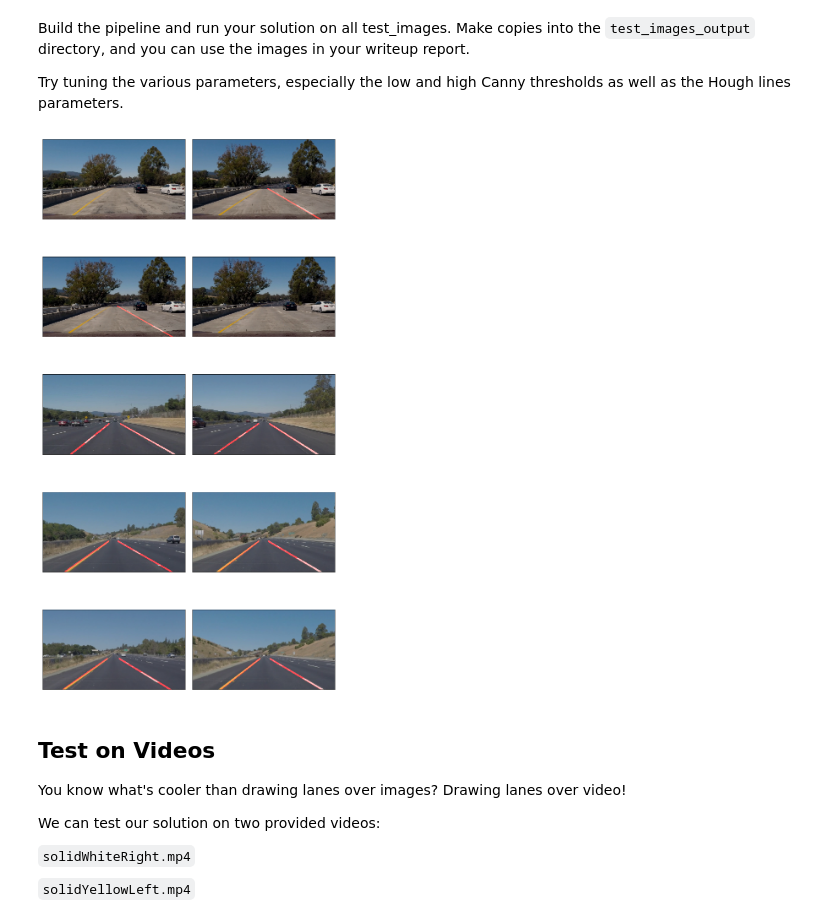
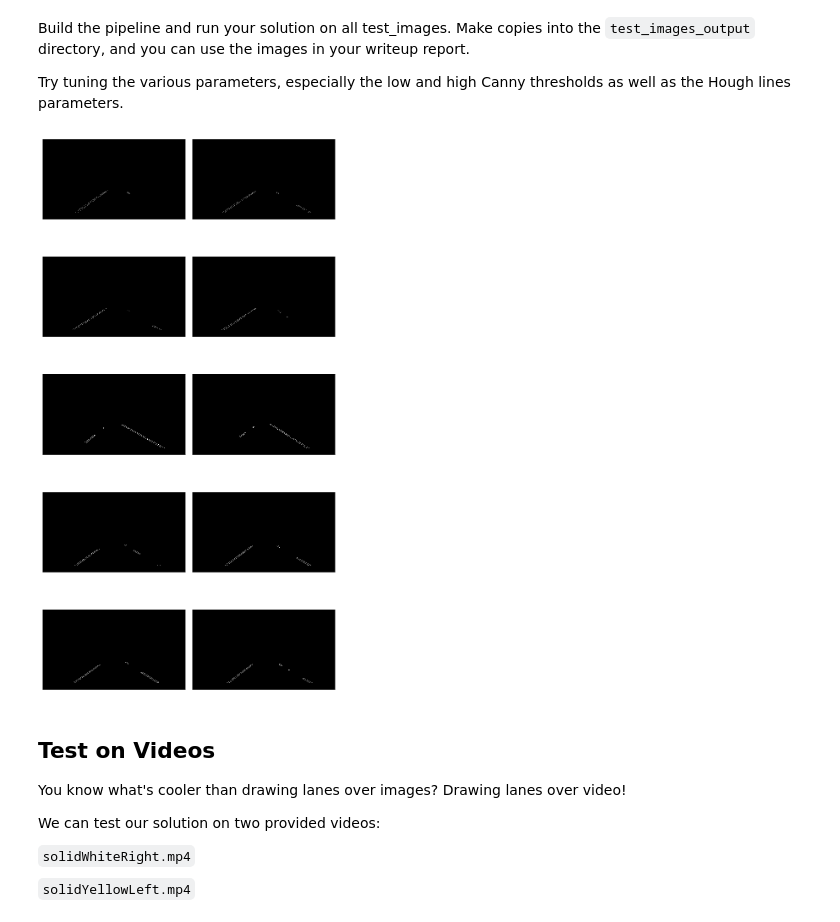
Before and after one commit to marcomarasca/SDCND-Road-Lanes, a Jupyter notebook: P1.ipynb, the cells around one changed output. Saved outputs shown, nothing was run; the diff lists cells and outputs as text; code cells hidden in the pictures.

Commit message:
Added color mask and output

```diff
--- a/P1.ipynb
+++ b/P1.ipynb
@@ -180,10 +180,10 @@ Build your pipeline to work on the images in the directory "test_images"
 # %%
 import os
 
-def plot_images(images, cols=2):
-    rows = len(images)//cols
+def plot_images(images, cols = 2):
+    rows = len(images) // cols
 
-    plt.figure(figsize=(10, 20))
+    plt.figure(figsize = (10, 20))
 
     for i, image in enumerate(images):
         plt.subplot(rows, cols, i + 1)
@@ -198,7 +198,8 @@ def plot_images(images, cols=2):
     plt.show()
 
 def save_image(image, path):
-    cv2.imwrite(path, cv2.cvtColor(image, cv2.COLOR_RGB2BGR))
+    #cv2.imwrite(path, cv2.cvtColor(image, cv2.COLOR_RGB2BGR))
+    plt.imsave(path, image)
 
 def load_test_images(input_folder = "test_images"):
     return list(map(lambda file_name:(file_name, mpimg.imread(os.path.join(input_folder, file_name))), os.listdir(input_folder)))
@@ -216,12 +217,23 @@ Build the pipeline and run your solution on all test_images. Make copies into th
 Try tuning the various parameters, especially the low and high Canny thresholds as well as the Hough lines parameters.
 # %%
 def blur_image(img, kernel_size = 15):
+    """
+    Returns the image with a gaussian blur applied to it
+    """
     return gaussian_blur(img, kernel_size)
 
 def detect_edges(img, low_threshold = 50, high_threshold = 150):
+    """
+    Returns the image with a Canny transformation applied on top for edge detection
+    The input must be a 8-bit image.
+    """
     return canny(img, low_threshold, high_threshold)
 
-def mask_roi(img, region_center_gap = 50, vertical_clip_ratio = 0.62, side_clip_ratio = 0.09):
+def mask_roi(img, region_center_gap = 50, vertical_clip_ratio = 0.62, side_clip_ratio = 0.08):
+    """
+    Returns the image masked with a polygon defining a region of interest, the parameters define how this region
+    is build out of 4 vertices.
+    """
 
     x = img.shape[1]
     y = img.shape[0]
@@ -258,7 +270,7 @@ def mean_slope_intercept(lines):
             angle = abs(math.atan(slope)) * 180/np.pi
 
             # Skips steeps angles
-            if angle < 15 or angle > 85:
+            if angle < 15 or angle > 75:
                 continue
 
             if slope > 0: # Y is inversed
@@ -272,6 +284,9 @@ def mean_slope_intercept(lines):
     return left_mean, right_mean
 
 def get_line_coordinates(line_slope_intercept, y1, y2):
+    """
+    Returns the coordinates of a line given the input (slope, intercept) tuple and two partial coordinates
+    """
 
     x1 = int((y1 - line_slope_intercept[1]) / line_slope_intercept[0])
     x2 = int((y2 - line_slope_intercept[1]) / line_slope_intercept[0])
@@ -297,8 +312,10 @@ def extract_lanes(img, lines, vertical_clip_ratio = 0.62):
 
     return lanes
 
-def detect_lanes(img, threshold = 15, min_line_len = 20, max_line_gap = 200, color = [255, 0, 0], thickness = 10):
-
+def detect_lanes(img, threshold = 12, min_line_len = 20, max_line_gap = 200, color = [255, 0, 0], thickness = 10):
+    """
+    Returns the image with (potentially) two lines (left and right) drawn on top of it
+    """
     lines = cv2.HoughLinesP(img, 1, np.pi/180, threshold, np.array([]), minLineLength=min_line_len, maxLineGap=max_line_gap)
 
     lanes = extract_lanes(img, lines)
@@ -306,37 +323,56 @@ def detect_lanes(img, threshold = 15, min_line_len = 20, max_line_gap = 200, col
     line_img = np.zeros((img.shape[0], img.shape[1], 3), dtype=np.uint8)
 
     draw_lines(line_img, lanes, color=color, thickness=thickness)
 
     return line_img
 
-def process_image(img):
+def color_mask(img):
+    """
+    Creates a color mask for the yellow and white lanes
+    """
+    img_converted = cv2.cvtColor(img, cv2.COLOR_RGB2HLS)
 
-    greyscale_img = grayscale(img)
+    white_mask = cv2.inRange(img_converted, np.array([0, 200, 0]), np.array([255, 255, 255]))
+    yellow_mask = cv2.inRange(img_converted, np.array([10, 100, 150]), np.array([40, 255, 255]))
+
+    mask = cv2.bitwise_or(white_mask, yellow_mask)
+
+    return cv2.bitwise_and(img, img, mask = mask)
+
+def process_image(img, mask_color = True):
+
+    input_img = img
+
+    if mask_color:
+        input_img = color_mask(img)
+
+    greyscale_img = grayscale(input_img)
 
     blurred_img = blur_image(greyscale_img)
 
     edge_img = detect_edges(blurred_img)
 
     masked_img = mask_roi(edge_img)
 
     lanes_img = detect_lanes(masked_img)
 
-    return weighted_img(lanes_img, img)
+    return masked_img
+    #return weighted_img(lanes_img, img)
 
 def process_and_save(image, output_folder = "test_images_output"):
 
     file, img = image
     processed_img = process_image(img)
 
     save_image(processed_img, os.path.join(output_folder, file))
 
     return (file, processed_img)
 
 processed_images = list(map(process_and_save, images))
 
 plot_images(processed_images)
 # %% [output]
-[figure, old version]
+[figure, new version]
 # %% [markdown]
 ## Test on Videos
 
```
Also changed, not shown: parts of 3 cells of this notebook, 14 other files.
